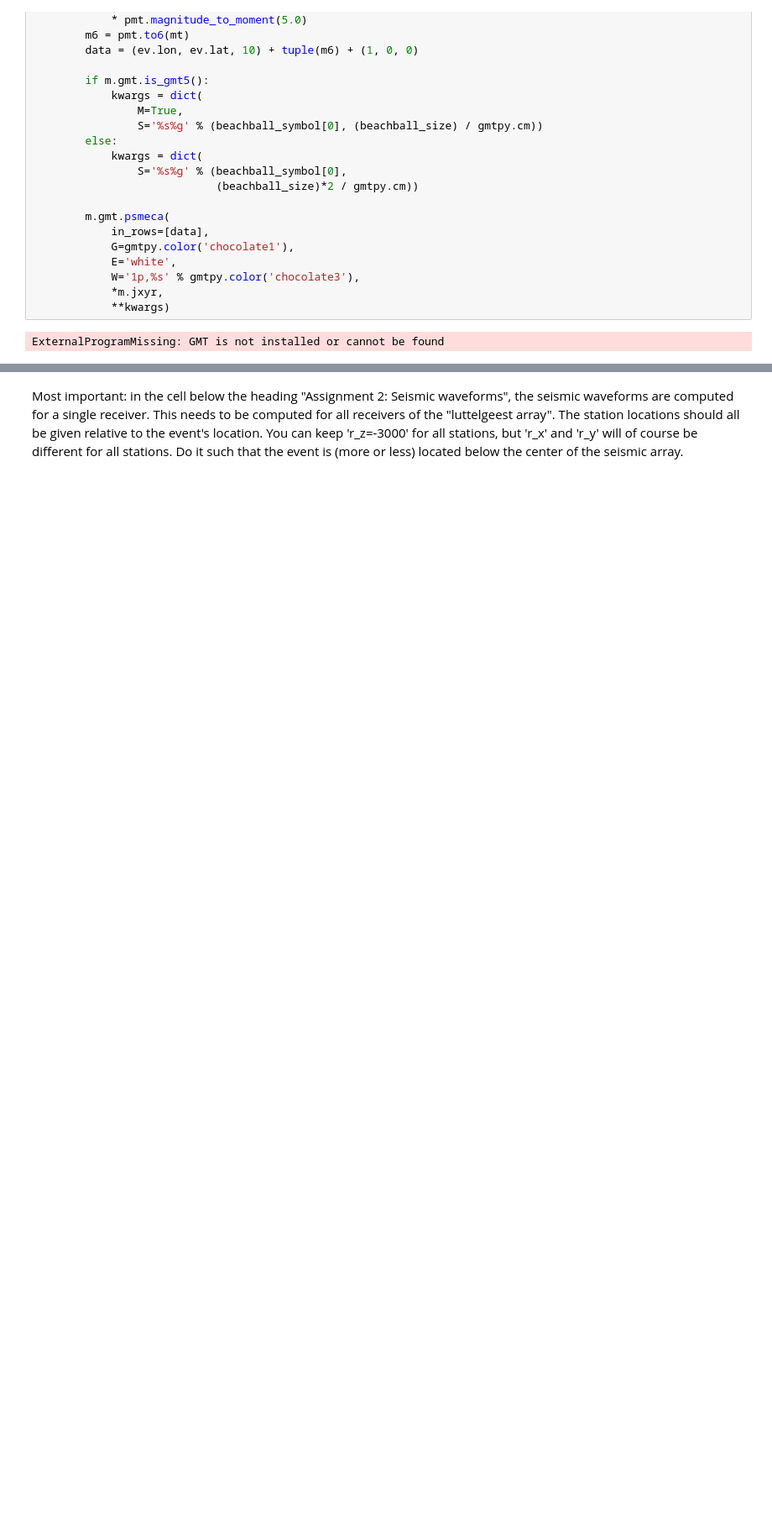
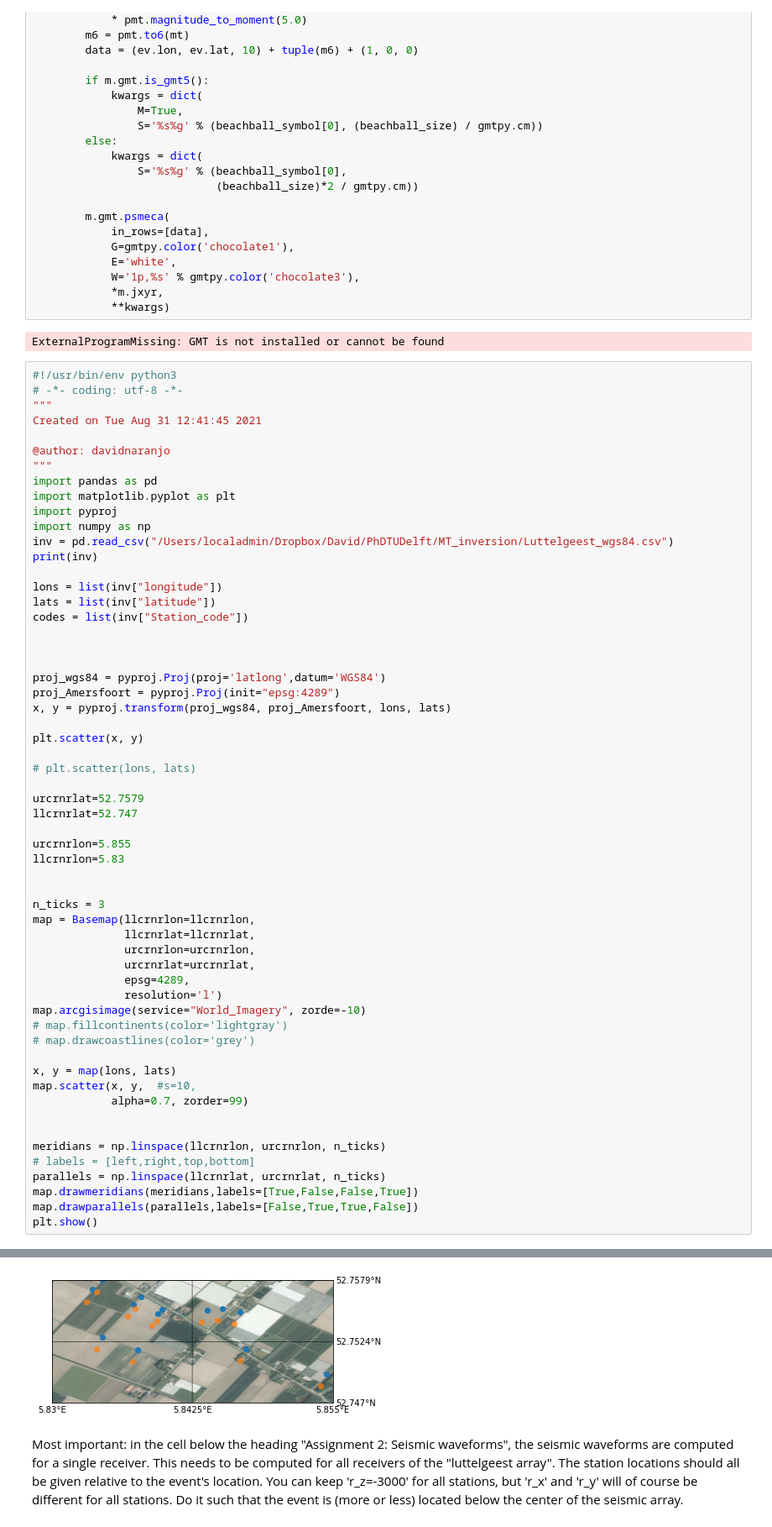
Before and after one commit to davidn182/MT_INVERSION_EASYGO, a Jupyter notebook: WORKSHOP_NOTEBOOK/MT_Displacement.ipynb, the cells around one changed output, grey strips where cells are left out. Shown at 84% size. Cells and saved outputs as stored; diff of their text form; blank space fills up the shorter version.

```diff
--- a/WORKSHOP_NOTEBOOK/MT_Displacement.ipynb
+++ b/WORKSHOP_NOTEBOOK/MT_Displacement.ipynb
@@ -410,3 +410,62 @@ for ev in events:
             **kwargs)
 # %% [output]
 ExternalProgramMissing: GMT is not installed or cannot be found
+# %%
+#!/usr/bin/env python3
+# -*- coding: utf-8 -*-
+"""
+Created on Tue Aug 31 12:41:45 2021
+
+@author: davidnaranjo
+"""
+import pandas as pd
+import matplotlib.pyplot as plt
+import pyproj
+import numpy as np
+inv = pd.read_csv("/Users/localadmin/Dropbox/David/PhDTUDelft/MT_inversion/Luttelgeest_wgs84.csv")
+print(inv)
+
+lons = list(inv["longitude"])
+lats = list(inv["latitude"])
+codes = list(inv["Station_code"])
+
+
+
+proj_wgs84 = pyproj.Proj(proj='latlong',datum='WGS84')
+proj_Amersfoort = pyproj.Proj(init="epsg:4289")
+x, y = pyproj.transform(proj_wgs84, proj_Amersfoort, lons, lats)
+
+plt.scatter(x, y)
+
+# plt.scatter(lons, lats)
+
+urcrnrlat=52.7579
+llcrnrlat=52.747
+
+urcrnrlon=5.855
+llcrnrlon=5.83
+
+
+n_ticks = 3
+map = Basemap(llcrnrlon=llcrnrlon,
+              llcrnrlat=llcrnrlat,
+              urcrnrlon=urcrnrlon,
+              urcrnrlat=urcrnrlat,
+              epsg=4289,
+              resolution='l')
+map.arcgisimage(service="World_Imagery", zorde=-10)
+# map.fillcontinents(color='lightgray')
+# map.drawcoastlines(color='grey')
+
+x, y = map(lons, lats)
+map.scatter(x, y,  #s=10,
+            alpha=0.7, zorder=99)
+
+
+meridians = np.linspace(llcrnrlon, urcrnrlon, n_ticks)
+# labels = [left,right,top,bottom]
+parallels = np.linspace(llcrnrlat, urcrnrlat, n_ticks)
+map.drawmeridians(meridians,labels=[True,False,False,True])
+map.drawparallels(parallels,labels=[False,True,True,False])
+plt.show()
+# %% [output]
@@ -413,3 +486,4 @@ ExternalProgramMissing: GMT is not installed or cannot be found
+[figure, added]
 # %% [markdown]
 Most important: in the cell below the heading "Assignment 2: Seismic waveforms", the seismic waveforms are computed for a single receiver. This needs to be computed for all receivers of the "luttelgeest array". The station locations should all be given relative to the event's location. You can keep 'r_z=-3000' for all stations, but 'r_x' and 'r_y' will of course be different for all stations. Do it such that the event is (more or less) located below the center of the seismic array.
 # %%
```
Also changed, not shown: parts of 1 cell of this notebook, 1 other file.
